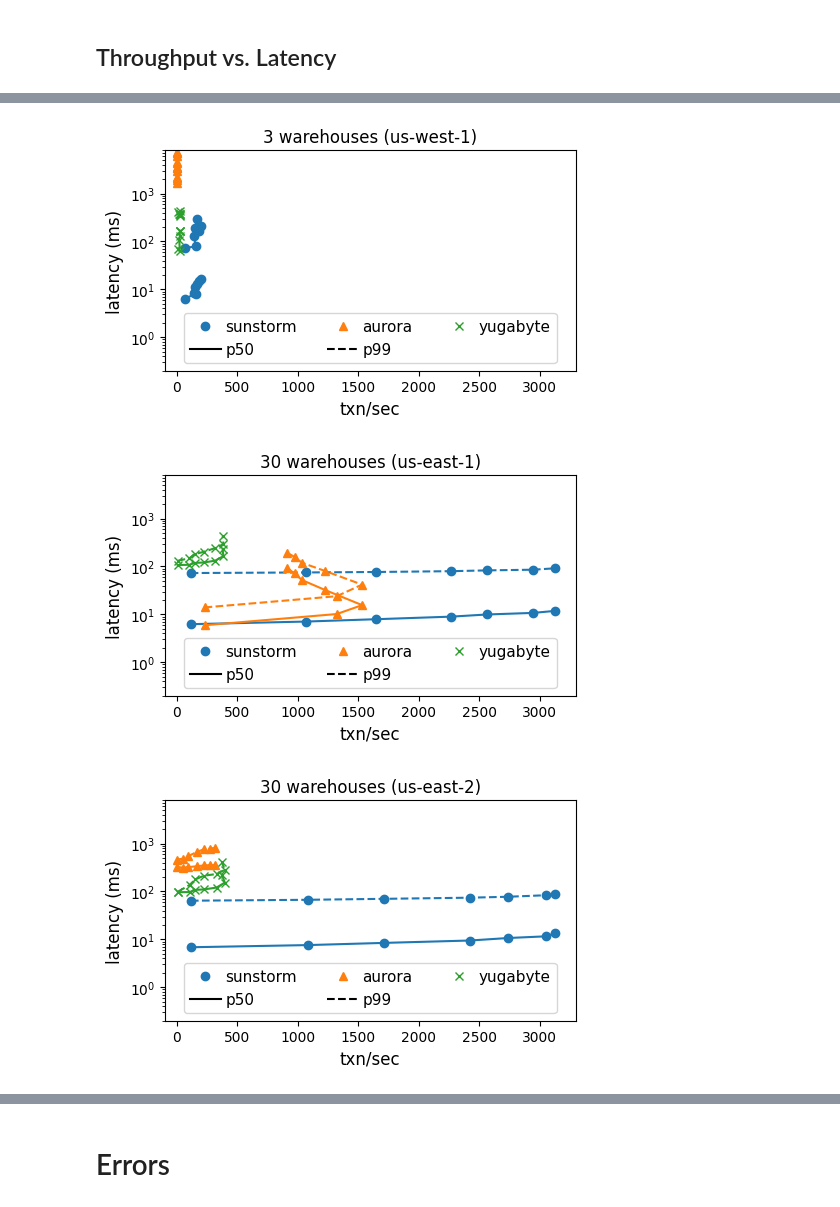
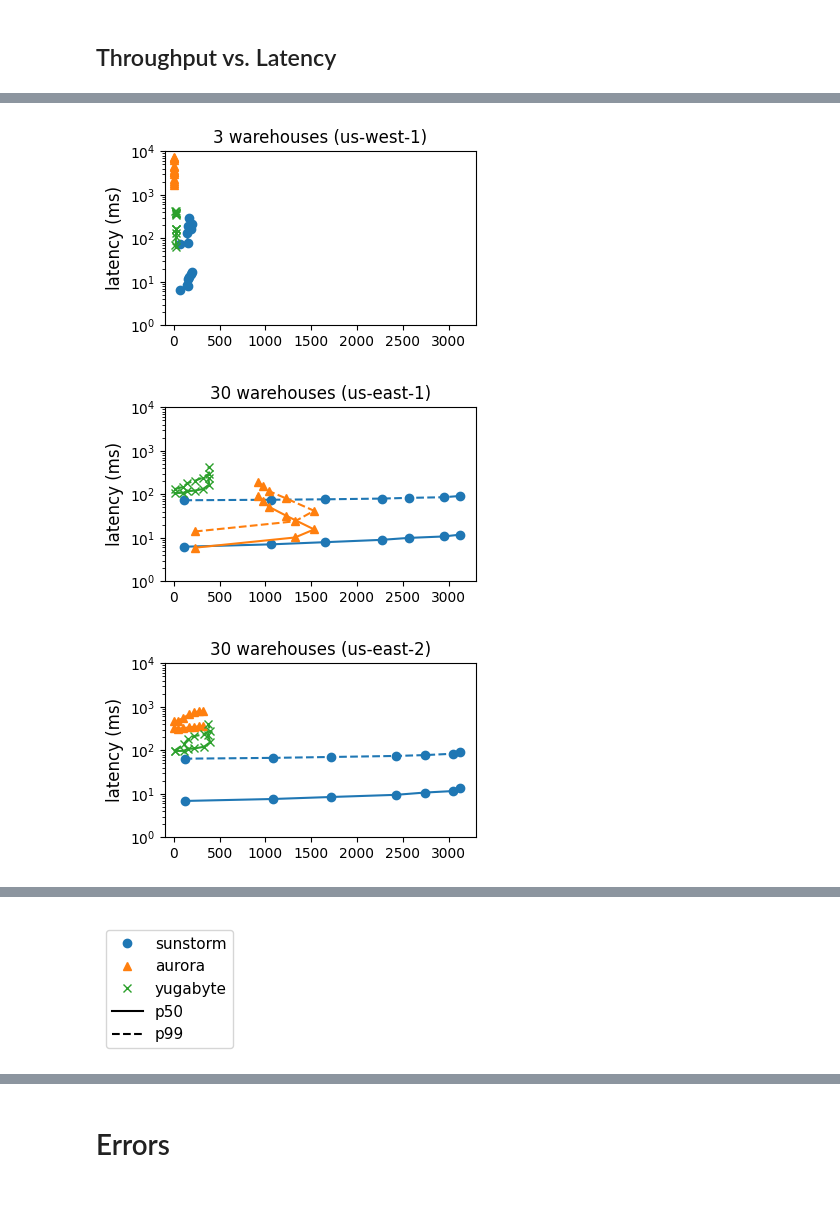
Before and after one commit to ctring/sunstorm-analysis, a Jupyter notebook: tpcc.ipynb, the cells around one changed output, grey strips where cells are left out. Saved outputs shown, nothing was run; the diff lists cells and outputs as text; code cells hidden in the pictures.

```diff
--- a/tpcc.ipynb
+++ b/tpcc.ipynb
@@ -189,7 +164,7 @@ for scalefactor in [1, 10, 100]:
             "3-us-west-1-0": "us-west-1",
         }[region]
 
-        fig, ax = plt.subplots(1, 1, figsize=(5, 3.2))
+        fig, ax = plt.subplots(1, 1, figsize=(4, 2.5))
 
         for i, (system, marker) in enumerate(zip(SYSTEMS, ["o", "^", "x"])):
             system_df = region_df[region_df["system"] == system].sort_values("terminals_rank")
@@ -198,8 +173,8 @@ for scalefactor in [1, 10, 100]:
                 system_df.plot(
                     title=f"{scalefactor*3} warehouses ({region_name})",
                     x="throughput",
-                    xlabel="txn/sec",
                     y=y,
+                    xlabel="",
                     ylabel=f"latency (ms)",
                     style=f"{marker}{linestyle}C{i}",
                     rot=0,
@@ -207,22 +182,12 @@ for scalefactor in [1, 10, 100]:
                     # logx=True,
                     xlim=(-100, 3300),
                     ax=ax,
+                    legend=False,
                 )
 
-        ax.set_ylim(bottom=0.2, top=8000)
-        ax.legend(
-            handles=[
-                Line2D([0], [0], lw=0, marker='o', color='C0', markerfacecolor='C0', label='sunstorm'),
-                Line2D([0], [0], color='k', linestyle='-', label='p50'),
-                Line2D([0], [0], lw=0, marker='^', color='C1', markerfacecolor='C1', label='aurora'),
-                Line2D([0], [0], color='k', linestyle='--', label='p99'),
-                Line2D([0], [0], lw=0, marker='x', color='C2', markerfacecolor='C2', label='yugabyte'),
-            ],
-            title="",
-            ncol=3,
-            loc="lower center",
-            handletextpad=0.3,
-        )
+        if scalefactor == 100:
+            ax.set_xlabel("txn/sec")
+        ax.set_ylim(bottom=1, top=10000)
         fig.tight_layout()
         fig.savefig(f"output/tpcc-wh{scalefactor}-{region_name}.pdf", bbox_inches="tight")
 # %% [output]
@@ -231,3 +196,3 @@ for scalefactor in [1, 10, 100]:
-[figure, old version]
+[figure, new version]
-[figure, old version]
+[figure, new version]
-[figure, old version]
+[figure, new version]
@@ -238,3 +203,16 @@ for scalefactor in [1, 10, 100]:
+# %%
+fig, ax = plt.subplots(1, 1, figsize=(0.1, 0.1))
+ax.set_axis_off()
+ax.legend(handles=[
+    Line2D([0], [0], lw=0, marker='o', color='C0', markerfacecolor='C0', label='sunstorm'),
+    Line2D([0], [0], lw=0, marker='^', color='C1', markerfacecolor='C1', label='aurora'),
+    Line2D([0], [0], lw=0, marker='x', color='C2', markerfacecolor='C2', label='yugabyte'),
+    Line2D([0], [0], color='k', linestyle='-', label='p50'),
+    Line2D([0], [0], color='k', linestyle='--', label='p99'),
+], ncol=1)
+fig.savefig("output/tpcc-legend.pdf", bbox_inches="tight")
+# %% [output]
+[figure, added]
 # %%
 from matplotlib.lines import Line2D
 
```
Also changed, not shown: parts of 4 cells of this notebook, 1 other file.
